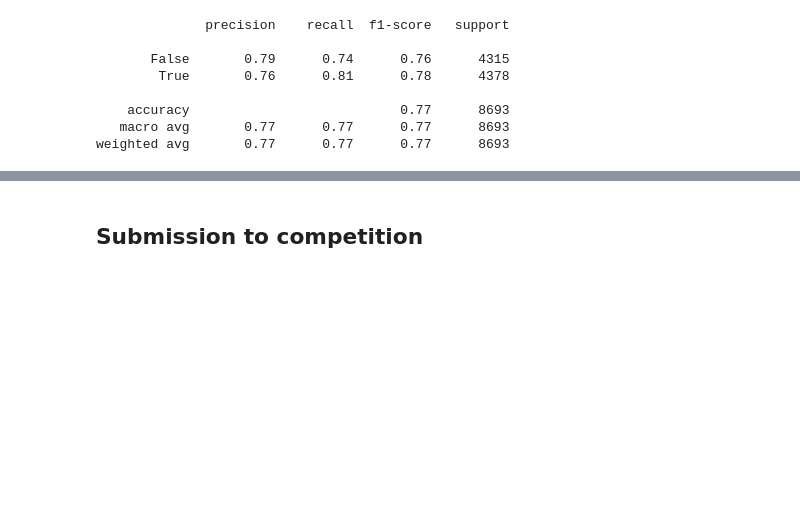
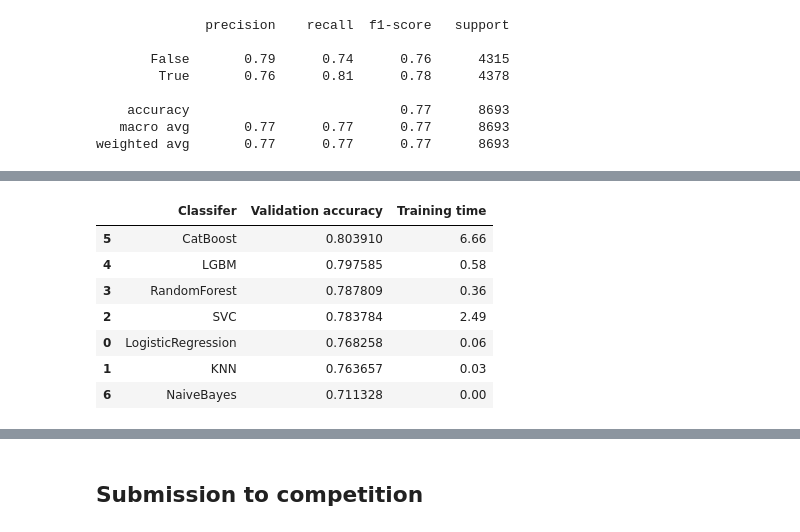
Before and after one commit to Herkata/spaceship_titanic, a Jupyter notebook: space_titanic.ipynb, the cells around one changed output, grey strips where cells are left out. Saved outputs shown, nothing was run; the diff lists cells and outputs as text; code cells hidden in the pictures; blank space fills up the shorter version.

```diff
--- a/space_titanic.ipynb
+++ b/space_titanic.ipynb
@@ -243,0 +321,7 @@ I will conduct a statistical test to confirm this.
+# %%
+impute_df[['First_name', 'Last_name']] = impute_df['Name'].str.split(' ', expand=True)
+last_name_homeplanet_counts = impute_df.groupby(['Last_name', 'HomePlanet']).size().unstack(fill_value=0)
+
+multiple_homeplanet_last_names = last_name_homeplanet_counts[last_name_homeplanet_counts.apply(lambda x: sum(x > 0) > 1, axis=1)]
+
+multiple_homeplanet_last_names.empty
@@ -243,0 +332,9 @@ I will conduct a statistical test to confirm this.
+# %%
+name_homeplanet_map = impute_df.dropna(subset=['HomePlanet']).set_index('Last_name')['HomePlanet'].to_dict()
+
+impute_df['HomePlanet'] = impute_df.apply(
+    lambda x: name_homeplanet_map[x['Last_name']] if pd.isna(x['HomePlanet']) and x['Last_name'] in name_homeplanet_map else x['HomePlanet'],
+    axis=1
+)
+
+impute_df['HomePlanet'].isna().sum()
@@ -716,0 +753,25 @@ results = logistic_regression_model.predict(X_test)
+# %%
+from sklearn.model_selection import GridSearchCV
+import time
+from sklearn.model_selection import train_test_split
+
+X_train, X_valid, y_train, y_valid = train_test_split(X, y, stratify=y, test_size=0.2, random_state=0)
+
+i=0
+clf_best_params=classifiers.copy()
+valid_scores = pd.DataFrame({'Classifier': classifiers.keys(), 'Validation accuracy': np.zeros(len(classifiers)), 'Training time': np.zeros(len(classifiers))})
+trained_models = {}
+for key, classifier in classifiers.items():
+    start = time.time()
+    clf = GridSearchCV(estimator=classifier, param_grid=grid[key], n_jobs=-1, cv=None)
+
+    clf.fit(X_train, y_train)
+    valid_scores.iloc[i, 1] = clf.score(X_valid, y_valid)
+
+    clf_best_params[key] = clf.best_params_
+    trained_models[key] = clf.best_estimator_
+
+    stop = time.time()
+    valid_scores.iloc[i, 2] = np.round((stop - start) / 60, 2)
+
+    i += 1
@@ -716,0 +796,11 @@ results = logistic_regression_model.predict(X_test)
+# %%
+valid_scores.sort_values(by='Validation accuracy', ascending=False)
+# %% [output]
+|  | Classifer | Validation accuracy | Training time |
+| 5 | CatBoost | 0.803910 | 6.66 |
+| 4 | LGBM | 0.797585 | 0.58 |
+| 3 | RandomForest | 0.787809 | 0.36 |
+| 2 | SVC | 0.783784 | 2.49 |
+| 0 | LogisticRegression | 0.768258 | 0.06 |
+| 1 | KNN | 0.763657 | 0.03 |
+| 6 | NaiveBayes | 0.711328 | 0.00 |
```
Also changed, not shown: parts of 39 cells of this notebook, 6 other files.
